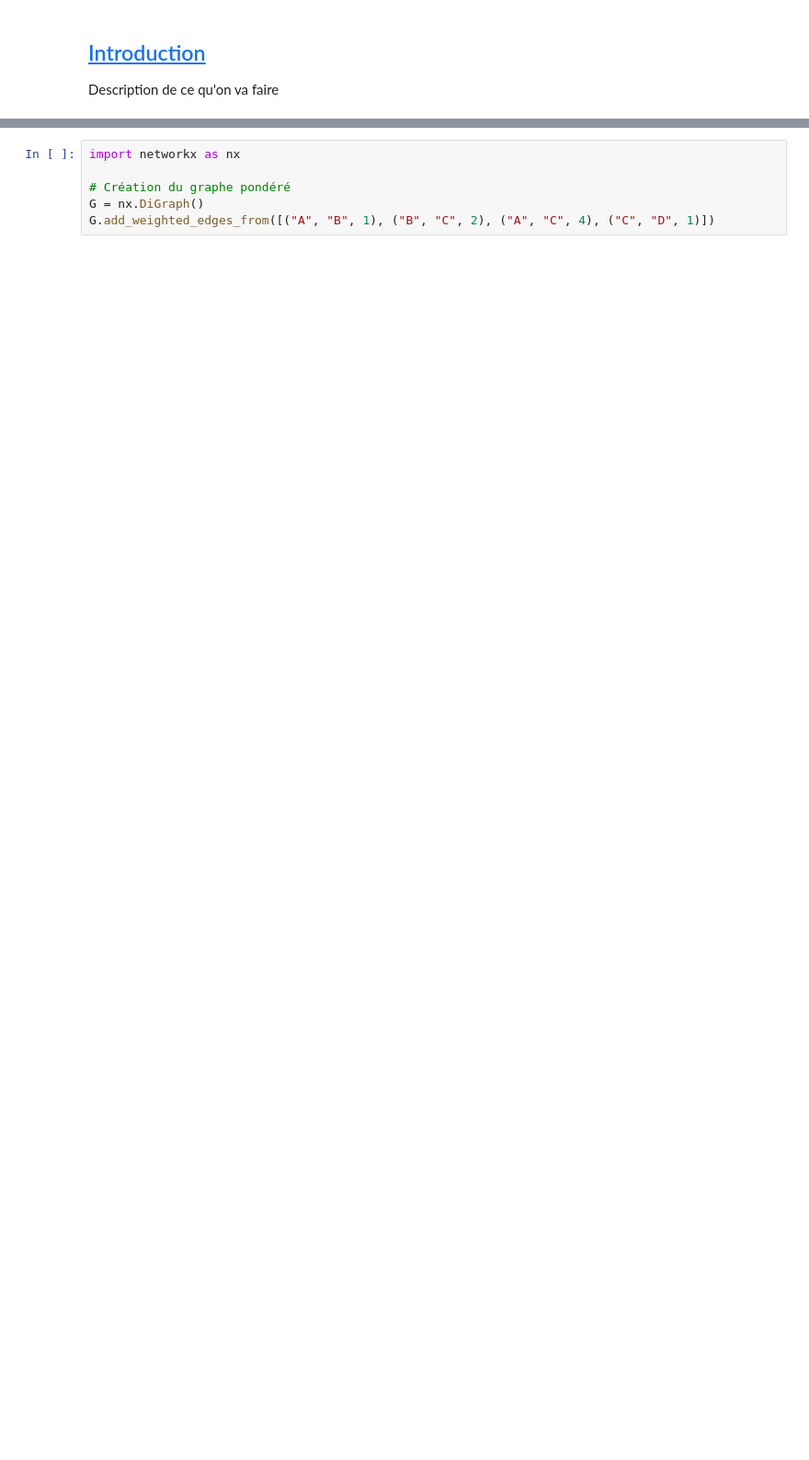
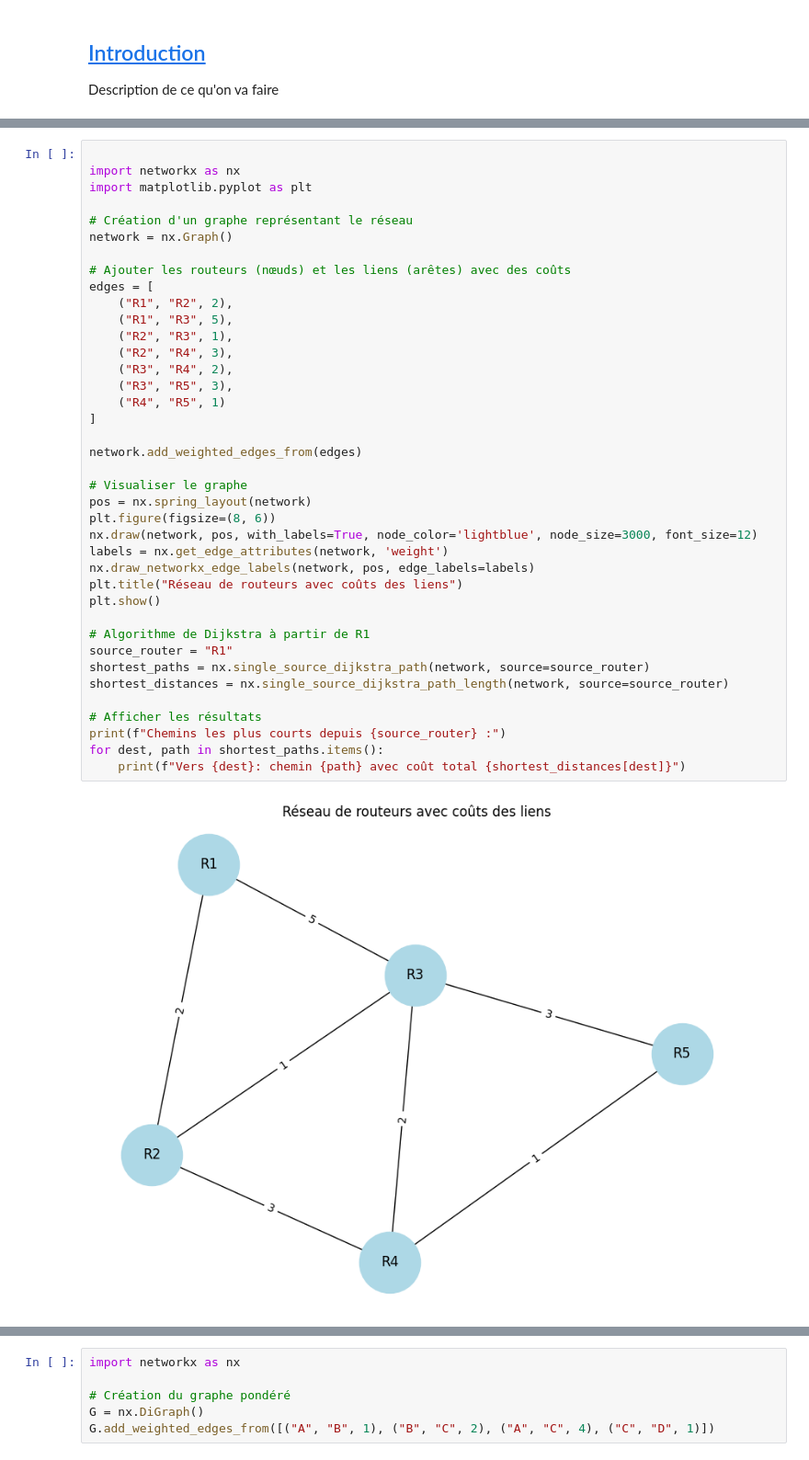
Before and after one commit to November304/mm-dijkstra-Astar, a Jupyter notebook: CasPratique/CasPratiqueReseau.ipynb, the cells around one changed output, grey strips where cells are left out. Shown at 92% size. Cells and saved outputs as stored; diff of their text form; blank space fills up the shorter version.

Commit message:
Continuation du cas pratique réseau

```diff
--- a/CasPratique/CasPratiqueReseau.ipynb
+++ b/CasPratique/CasPratiqueReseau.ipynb
@@ -28,0 +55,41 @@ Description de ce qu'on va faire
+# %%
+
+import networkx as nx
+import matplotlib.pyplot as plt
+
+# Création d'un graphe représentant le réseau
+network = nx.Graph()
+
+# Ajouter les routeurs (nœuds) et les liens (arêtes) avec des coûts
+edges = [
+    ("R1", "R2", 2),
+    ("R1", "R3", 5),
+    ("R2", "R3", 1),
+    ("R2", "R4", 3),
+    ("R3", "R4", 2),
+    ("R3", "R5", 3),
+    ("R4", "R5", 1)
+]
+
+network.add_weighted_edges_from(edges)
+
+# Visualiser le graphe
+pos = nx.spring_layout(network)
+plt.figure(figsize=(8, 6))
+nx.draw(network, pos, with_labels=True, node_color='lightblue', node_size=3000, font_size=12)
+labels = nx.get_edge_attributes(network, 'weight')
+nx.draw_networkx_edge_labels(network, pos, edge_labels=labels)
+plt.title("Réseau de routeurs avec coûts des liens")
+plt.show()
+
+# Algorithme de Dijkstra à partir de R1
+source_router = "R1"
+shortest_paths = nx.single_source_dijkstra_path(network, source=source_router)
+shortest_distances = nx.single_source_dijkstra_path_length(network, source=source_router)
+
+# Afficher les résultats
+print(f"Chemins les plus courts depuis {source_router} :")
+for dest, path in shortest_paths.items():
+    print(f"Vers {dest}: chemin {path} avec coût total {shortest_distances[dest]}")
+# %% [output]
+[figure, added]
```
Also changed, not shown: parts of 23 cells of this notebook.
